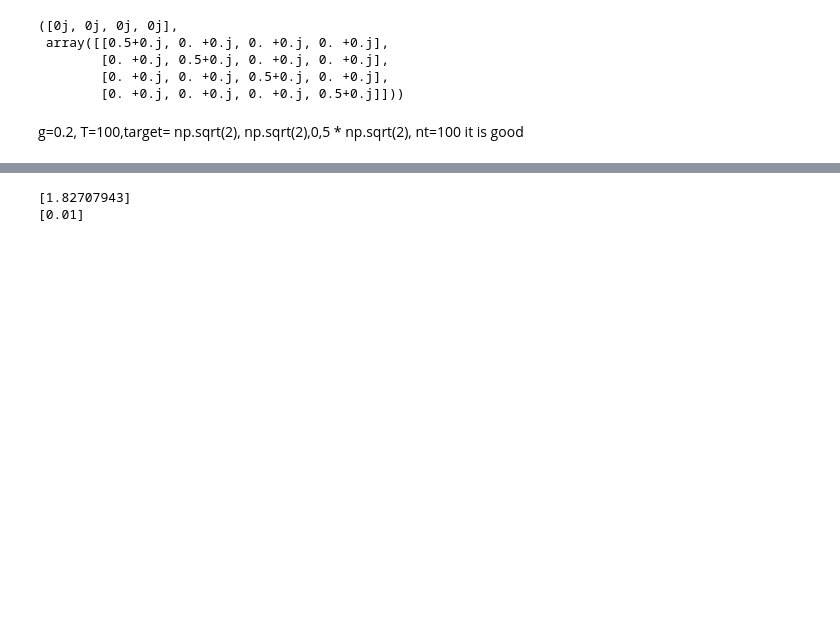
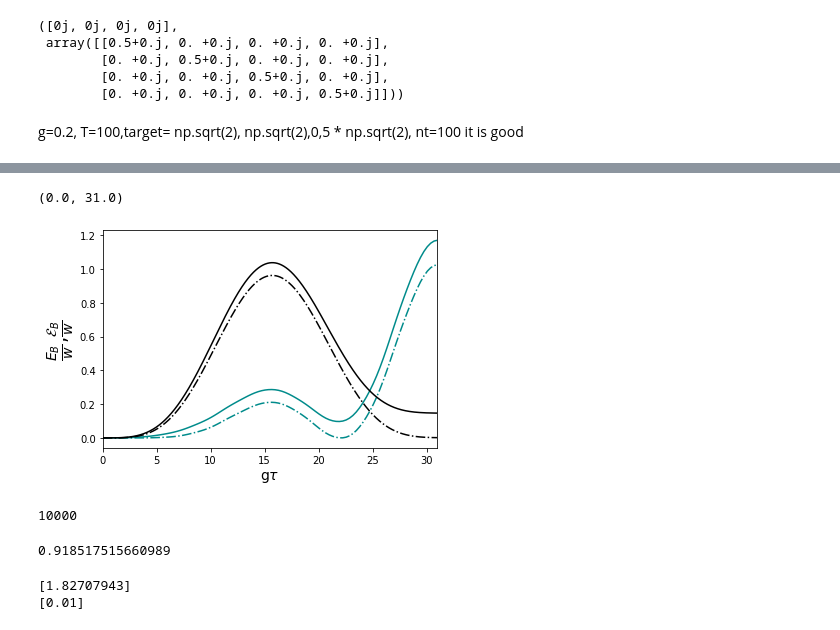
Before and after one commit to gsuarezr/krotov, a Jupyter notebook: Mixed/Linear/Gaussian(dissipation).ipynb, the cells around one changed output, grey strips where cells are left out. Drawn from its saved outputs; the diff is of its cells as text; code cells hidden in the pictures; blank space fills up the shorter version.

```diff
--- a/Mixed/Linear/Gaussian(dissipation).ipynb
+++ b/Mixed/Linear/Gaussian(dissipation).ipynb
@@ -394,0 +401,5 @@ plt.plot(tlist,Ergotropy)
+# %%
+w0=1
+F=0.1
+gamma=0.01
+T=50
@@ -395,3 +509,22 @@ plt.plot(tlist,Ergotropy)
+# %%
+plt.plot(tlist,np.real(Energy),color='darkcyan')
+plt.plot(tlist,np.real(Ergotropy),ls='dashdot',color='darkcyan')
+plt.plot(t,np.real(Energy2),color='black')
+plt.plot(t,np.real(Ergotropy2),ls='dashdot',color='black')
+plt.xlabel(r'g$\tau$',fontsize=14)
+plt.ylabel(r'$\frac{E_{B}}{w}$,$\frac{\mathcal{E}_{B}}{w}$',fontsize=20)
+plt.xlim(0,31)
+# %% [output]
+(0.0, 31.0)
+[figure, added]
+# %%
+len(t)
+# %% [output]
+10000
+# %%
+np.real(Ergotropy2[-1])/np.real(Energy2[-1])
+# %% [output]
+0.918517515660989
 # %%
 plt.plot(Temp,power)
 print(power*T)
```
Also changed, not shown: parts of 7 cells of this notebook.
